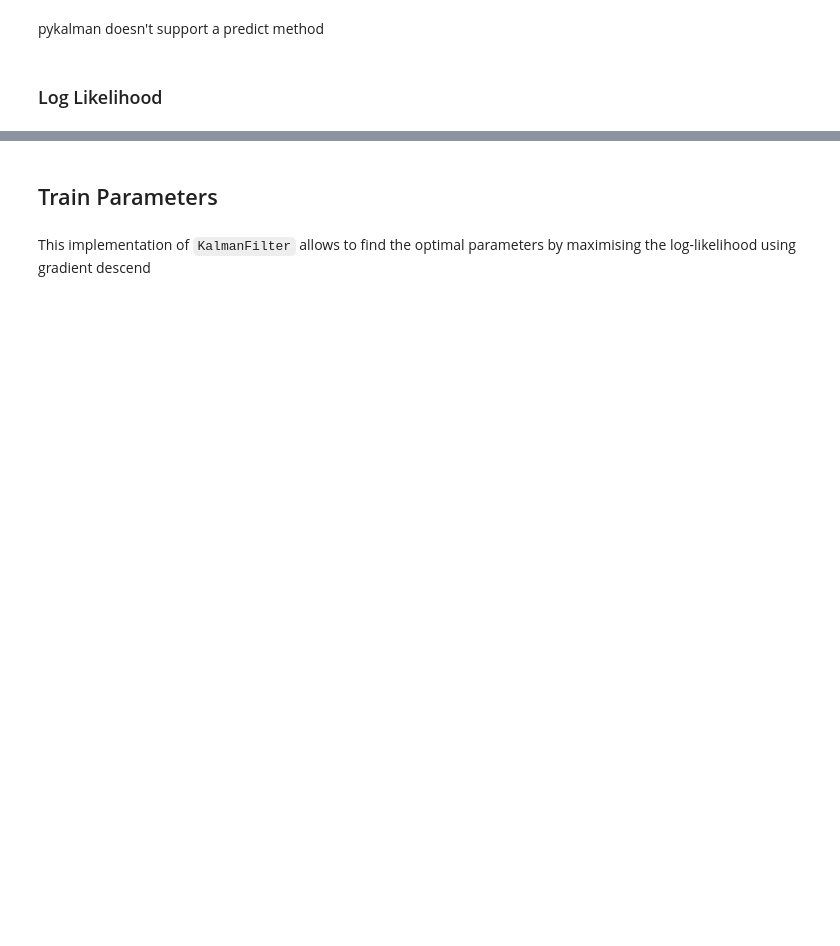
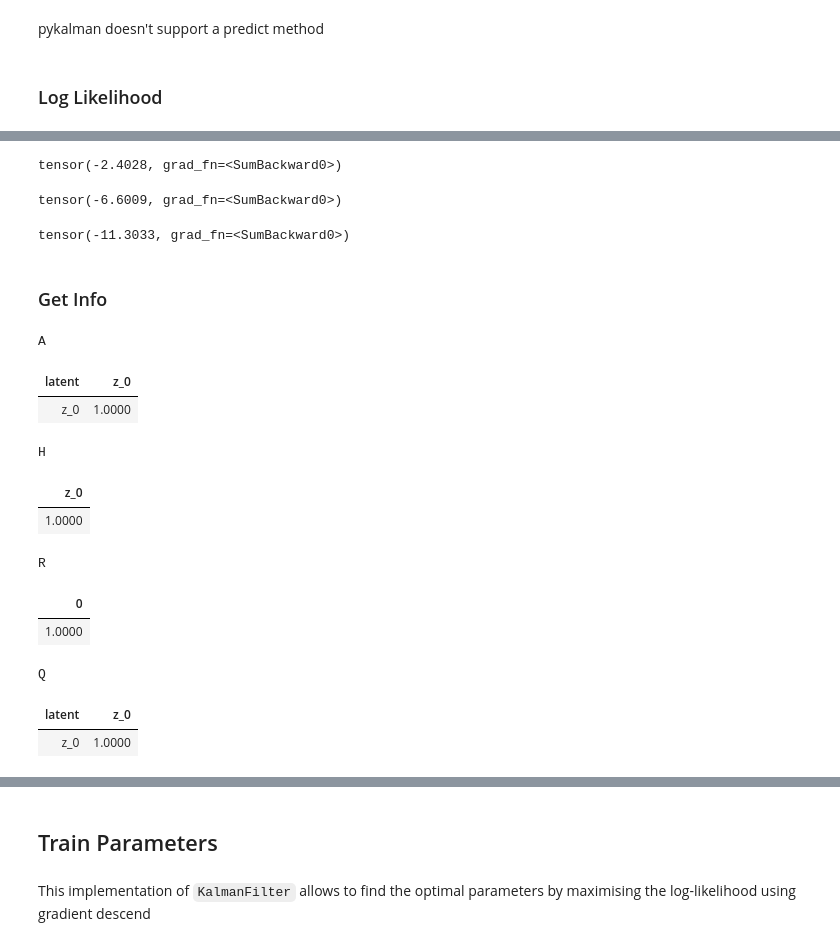
Before and after one commit to mone27/meteo_imp, a Jupyter notebook: lib_nbs/kalman/00_Kalman_Filter.ipynb, the cells around one changed output, grey strips where cells are left out. Saved outputs shown, nothing was run; the diff lists cells and outputs as text; code cells hidden in the pictures; blank space fills up the shorter version.

```diff
--- a/lib_nbs/kalman/00_Kalman_Filter.ipynb
+++ b/lib_nbs/kalman/00_Kalman_Filter.ipynb
@@ -868,0 +993,14 @@ test_close(k2.loglikelihood(X2), pyk2.loglikelihood(nX2), eps=1e-4)
+# %%
+k.loglikelihood(X, [1,2], X[[1,2]])
+# %% [output]
+tensor(-2.4028, grad_fn=<SumBackward0>)
+# %%
+k2.loglikelihood(X2, [1,2], X2[[1,2]])
+# %% [output]
+tensor(-6.6009, grad_fn=<SumBackward0>)
+# %%
+k2.loglikelihood(X2m, [1,2], X2[[1,2]])
+# %% [output]
+tensor(-11.3033, grad_fn=<SumBackward0>)
+# %% [markdown]
+### Get Info
@@ -868,0 +1019,15 @@ test_close(k2.loglikelihood(X2), pyk2.loglikelihood(nX2), eps=1e-4)
+# %%
+display_as_row(k.get_info())
+# %% [output]
+A
+| latent | z_0 |
+| z_0 | 1.0000 |
+H
+| z_0 |
+| 1.0000 |
+R
+| 0 |
+| 1.0000 |
+Q
+| latent | z_0 |
+| z_0 | 1.0000 |
```
Also changed, not shown: parts of 78 cells of this notebook, 20 other files.
